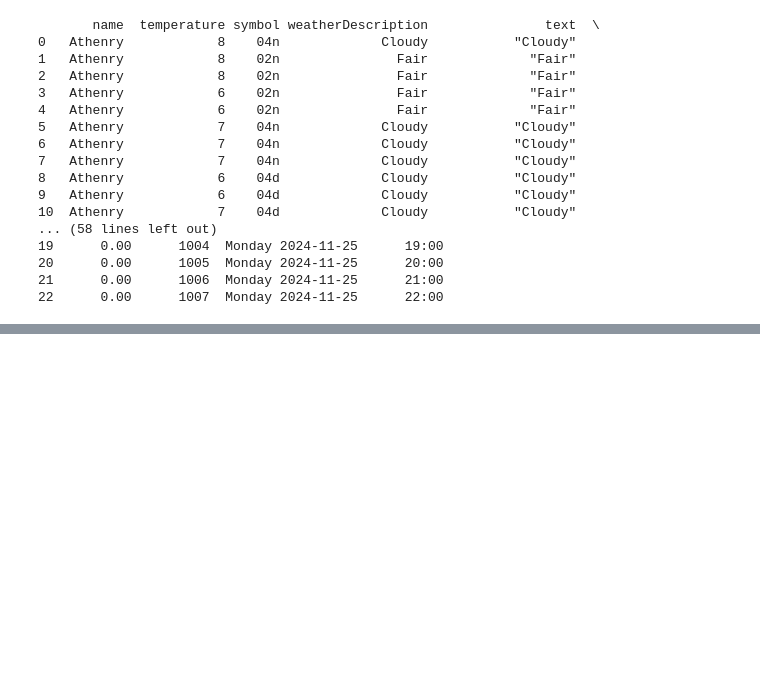
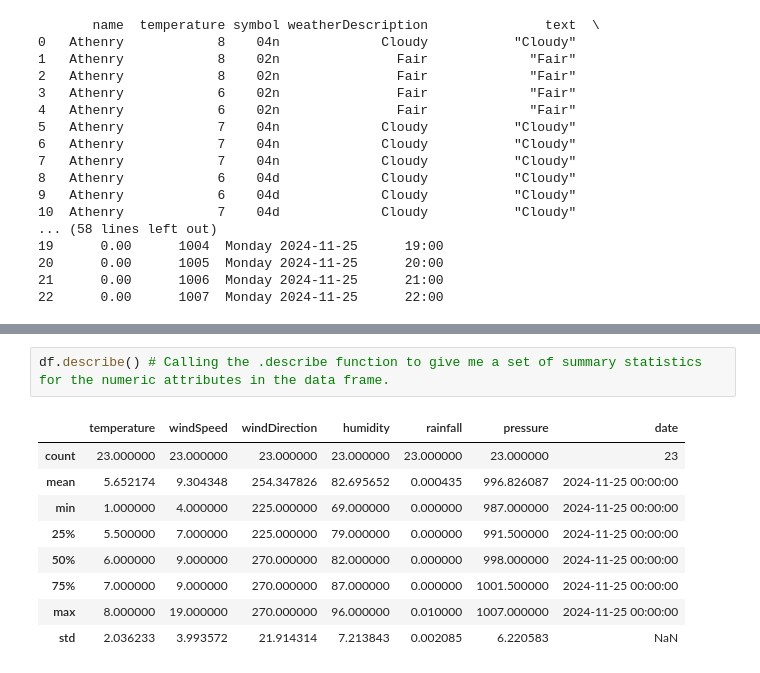
Before and after one commit to FDEgan/computer_infrastructure, a Jupyter notebook: Task_9.ipynb, the cells around one changed output, grey strips where cells are left out. Saved outputs shown, nothing was run; the diff lists cells and outputs as text; blank space fills up the shorter version.

```diff
--- a/Task_9.ipynb
+++ b/Task_9.ipynb
@@ -138,0 +76,12 @@ bar_label(axe_1) # Applying the function to the plot
+# %%
+df.describe() # Calling the .describe function to give me a set of summary statistics for the numeric attributes in the data frame.
+# %% [output]
+|  | temperature | windSpeed | windDirection | humidity | rainfall | pressure | date |
+| count | 23.000000 | 23.000000 | 23.000000 | 23.000000 | 23.000000 | 23.000000 | 23 |
+| mean | 5.652174 | 9.304348 | 254.347826 | 82.695652 | 0.000435 | 996.826087 | 2024-11-25 00:00:00 |
+| min | 1.000000 | 4.000000 | 225.000000 | 69.000000 | 0.000000 | 987.000000 | 2024-11-25 00:00:00 |
+| 25% | 5.500000 | 7.000000 | 225.000000 | 79.000000 | 0.000000 | 991.500000 | 2024-11-25 00:00:00 |
+| 50% | 6.000000 | 9.000000 | 270.000000 | 82.000000 | 0.000000 | 998.000000 | 2024-11-25 00:00:00 |
+| 75% | 7.000000 | 9.000000 | 270.000000 | 87.000000 | 0.000000 | 1001.500000 | 2024-11-25 00:00:00 |
+| max | 8.000000 | 19.000000 | 270.000000 | 96.000000 | 0.010000 | 1007.000000 | 2024-11-25 00:00:00 |
+| std | 2.036233 | 3.993572 | 21.914314 | 7.213843 | 0.002085 | 6.220583 | NaN |
```
Also changed, not shown: parts of 12 cells of this notebook.
